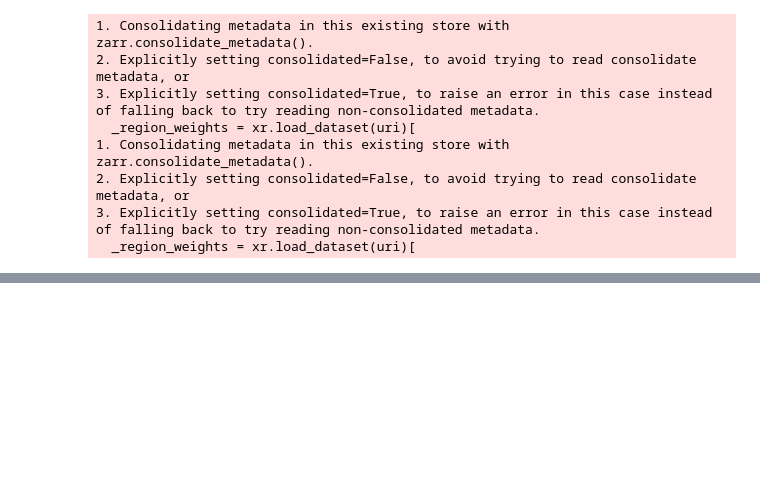
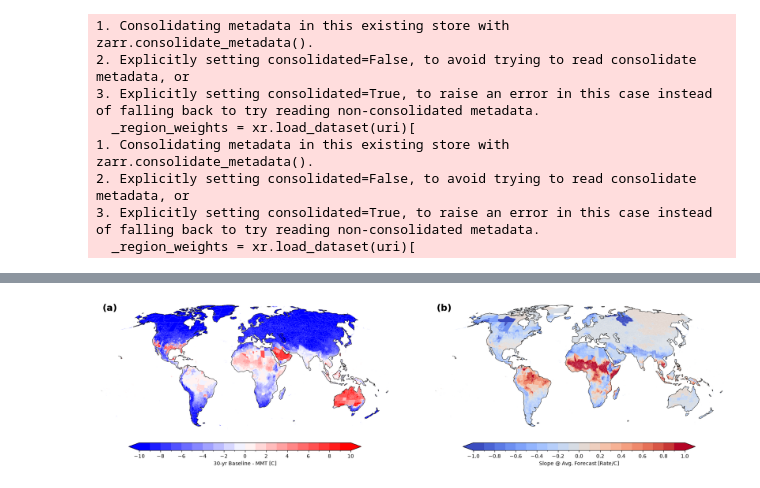
Before and after one commit to ezuetell/poreallas, a Jupyter notebook: analysis/p01_method_diagram.ipynb, the cells around one changed output, grey strips where cells are left out. Saved outputs shown, nothing was run; the diff lists cells and outputs as text; code cells hidden in the pictures; blank space fills up the shorter version.

```diff
--- a/analysis/p01_method_diagram.ipynb
+++ b/analysis/p01_method_diagram.ipynb
@@ -575,0 +600,46 @@ plotting_utils.plot_single(
+# %%
+def plot_cartopy(ax, gdf, col, cmap, vmin, vmax, step, cbar_label, panel_label=None):
+    levels = np.round(np.arange(vmin, vmax + step / 2, step), 10)
+    cmap_d = plt.get_cmap(cmap, len(levels) - 1)
+    norm = mcolors.BoundaryNorm(levels, cmap_d.N)
+
+    gdf = gdf.to_crs(ax.projection.proj4_init)
+    gdf.plot(column=col, ax=ax, cmap=cmap_d, norm=norm, linewidth=0, aspect=None)
+
+    ax.coastlines(linewidth=0.6, color="k")
+    ax.set_extent([-180, 180, -60, 90], crs=ccrs.PlateCarree())
+    ax.spines["geo"].set_visible(False)
+    ax.set_axis_off()
+
+    if panel_label:
+        ax.text(0.01, 0.99, panel_label, transform=ax.transAxes,
+                fontsize=18, fontweight="bold", va="top", ha="left")
+
+    sm = plt.cm.ScalarMappable(norm=norm, cmap=cmap_d)
+    cbar = ax.get_figure().colorbar(sm, ax=ax, orientation="horizontal", shrink=0.8,
+                                    aspect=30, pad=0.05, extend="both", label=cbar_label)
+    cbar.set_ticks(levels[::2])
+# %%
+proj = ccrs.Robinson()
+
+fig = plt.figure(figsize=(22, 9))
+gs = fig.add_gridspec(1, 2, width_ratios=[1, 1], wspace=0.15)
+ax_map1 = fig.add_subplot(gs[0, 0], projection=proj)
+ax_map2 = fig.add_subplot(gs[0, 1], projection=proj)
+
+# Forecast Map
+_polygons_fc_all = analysis_utils.xarray_to_gpd(diff.mean(dim='month'), config.polygons)
+
+# Slope Map
+slope = compute_slope_at_forecast(ds1.sel(age_cohort = 'age65plus').mean(dim = 'month'))
+_polygons_slope = analysis_utils.xarray_to_gpd(
+    slope.mean(dim="sample"), config.polygons
+)
+
+plot_cartopy(ax_map1, _polygons_fc_all, "value", "bwr", -10, 10, 1,
+             "30-yr Baseline - MMT [C]", panel_label="(a)")
+
+plot_cartopy(ax_map2, _polygons_slope, "beta_slope_at_forecast", "coolwarm", -1, 1, 0.1,
+             "Slope @ Avg. Forecast [Rate/C]", panel_label="(b)")
+# %% [output]
+[figure, added]
```
Also changed, not shown: parts of 3 cells of this notebook, 1 other file.
